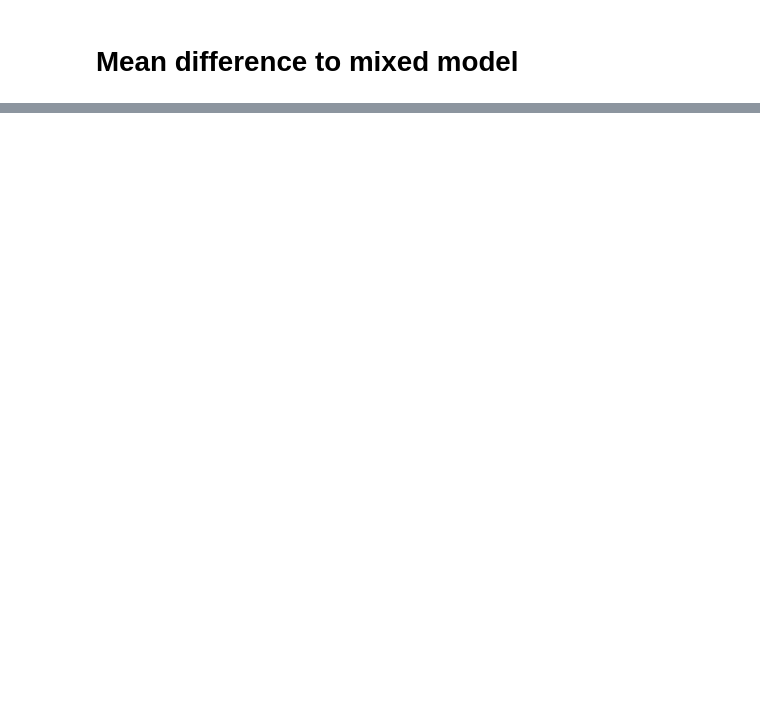
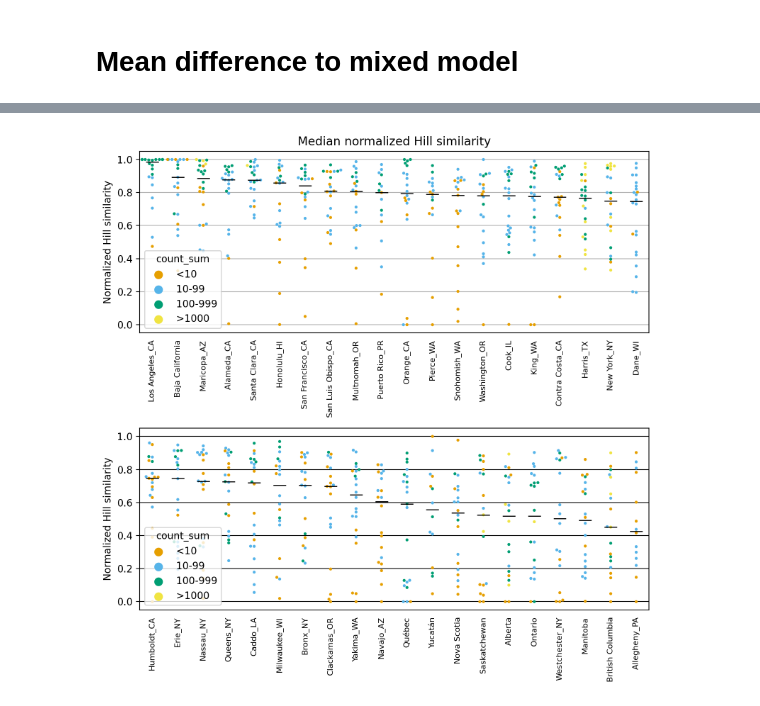
Before and after one commit to watronfire/monterey, a Jupyter notebook: notebooks/compare_output.ipynb, the cells around one changed output, grey strips where cells are left out. Saved outputs shown, nothing was run; the diff lists cells and outputs as text; code cells hidden in the pictures; blank space fills up the shorter version.

```diff
--- a/notebooks/compare_output.ipynb
+++ b/notebooks/compare_output.ipynb
@@ -334,0 +782,55 @@ plt.show()
+# %%
+raw = hill.loc[hill["kind"]=="actual1"]
+raw = raw.pivot( index="siteB", columns="date", values="local_similarity" )
+raw = raw.reindex(index=raw.median(axis=1).sort_values( ascending=False ).index)
+
+orders = (raw-raw.min())/(raw.max()-raw.min())
+orders = orders.reindex( index=orders.median( axis=1 ).sort_values( ascending=False ).index )
+
+plot_df = orders.iloc[:20]
+plot_mean = plot_df.median( axis=1 ).reset_index().reset_index()
+plot_df = plot_df.melt( var_name="date", value_name="value", ignore_index=False ).reset_index()
+plot_df = plot_df.merge( hill.loc[hill["kind"]=="actual1",["siteB","date", "countB"]], how="left" )
+plot_df["count_sum"] = ">1000"
+plot_df.loc[plot_df["countB"]<1000,"count_sum"] = "100-999"
+plot_df.loc[plot_df["countB"]<100,"count_sum"] = "10-99"
+plot_df.loc[plot_df["countB"]<10,"count_sum"] = "<10"
+
+plot_df2 = orders.iloc[20:]
+plot_mean2 = plot_df2.median( axis=1 ).reset_index().reset_index()
+plot_df2 = plot_df2.melt( var_name="date", value_name="value", ignore_index=False ).reset_index()
+plot_df2 = plot_df2.merge( hill.loc[hill["kind"]=="actual1",["siteB","date", "countB"]], how="left" )
+plot_df2["count_sum"] = ">1000"
+plot_df2.loc[plot_df2["countB"]<1000,"count_sum"] = "100-999"
+plot_df2.loc[plot_df2["countB"]<100,"count_sum"] = "10-99"
+plot_df2.loc[plot_df2["countB"]<10,"count_sum"] = "<10"
+
+fig, ax = plt.subplots( dpi=200, figsize=(8,8), nrows=2, sharey=True )
+hue_order = ["<10", "10-99", "100-999", ">1000"]
+paletee = ["#E69F00", "#56B4E9", "#009E73", "#F0E442"]
+sns.swarmplot( x="siteB", y="value", data=plot_df, size=3, ax=ax[0], hue="count_sum", hue_order=hue_order, palette=paletee )
+sns.swarmplot( x="siteB", y="value", data=plot_df2, size=3, ax=ax[1], hue="count_sum", hue_order=hue_order, palette=paletee )
+ax[0].hlines( plot_mean[0], xmin=plot_mean["index"]-0.25, xmax=plot_mean["index"]+0.25, color="black", linewidth=1, zorder=100 )
+ax[1].hlines( plot_mean2[0], xmin=plot_mean2["index"]-0.25, xmax=plot_mean2["index"]+0.25, color="black", linewidth=1, zorder=100 )
+
+ax[0].tick_params( axis="x", bottom=False, which="both", rotation=90, labelbottom=True, labelsize=8 )
+ax[0].set_ylabel( "Normalized Hill similarity" )
+ax[0].set_xlabel( "" )
+ax[0].set_title( f"Median normalized Hill similarity" )
+ax[0].grid( axis="y", zorder=1 )
+
+ax[1].tick_params( axis="x", bottom=False, which="both", rotation=90, labelbottom=True, labelsize=8 )
+ax[1].set_ylabel( "Normalized Hill similarity" )
+ax[1].set_xlabel( "" )
+ax[1].grid( axis="y", zorder=1, color="black" )
+
+plt.tight_layout()
+plt.savefig( "hill_norm_sampling.pdf" )
+plt.show()
+
+plot_df["count_sum"] = ">1000"
+plot_df.loc[plot_df["countB"]<1000,"count_sum"] = "100-999"
+plot_df.loc[plot_df["countB"]<100,"count_sum"] = "10-99"
+plot_df.loc[plot_df["countB"]<10,"count_sum"] = "<10"
+# %% [output]
+[figure, added]
```
Also changed, not shown: parts of 53 cells of this notebook, 1 other file.
